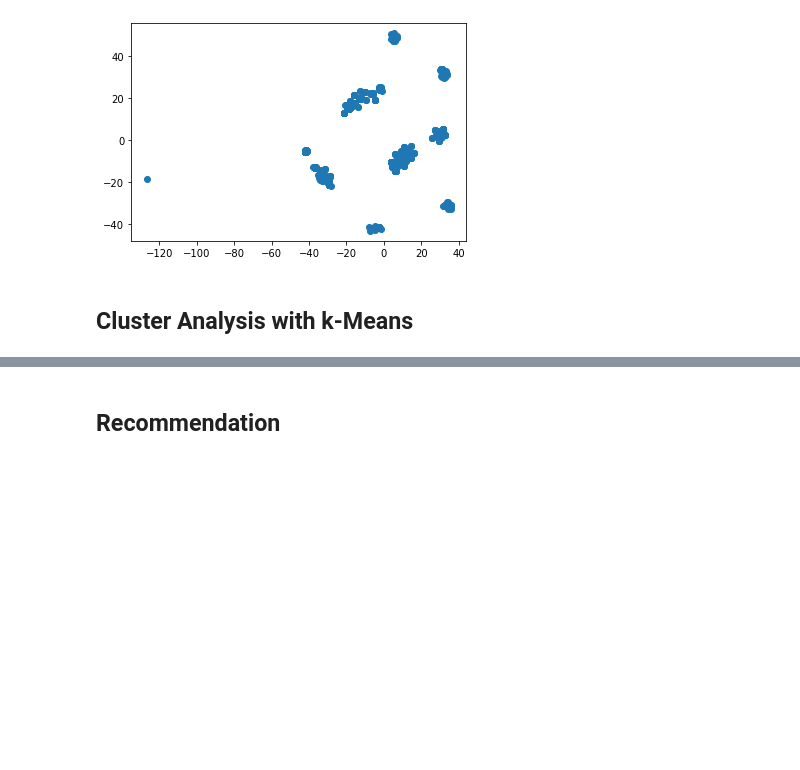
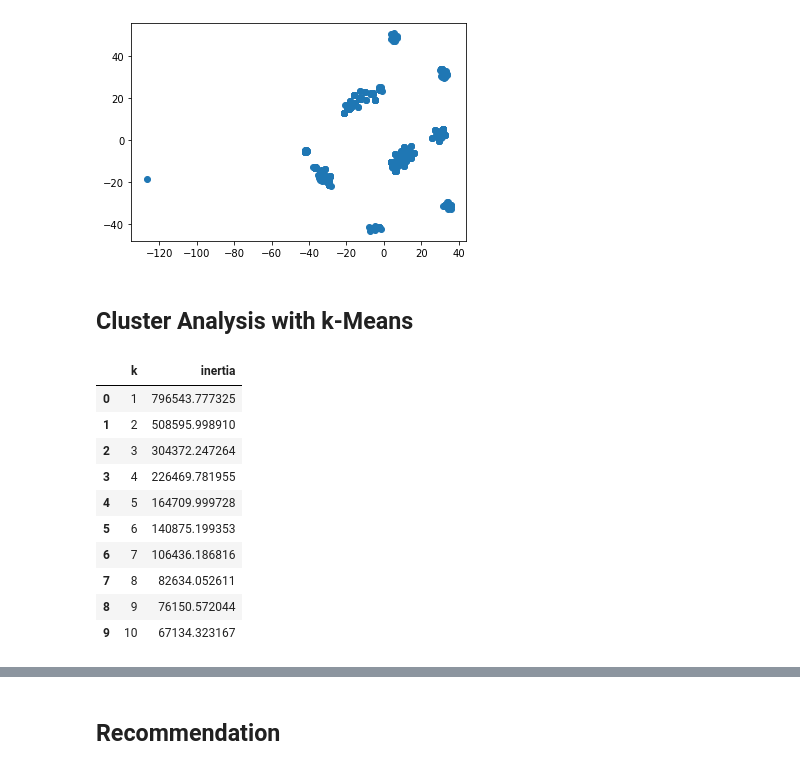
Before and after one commit to josephmarch/cryptocurrency_clusters_ml, a Jupyter notebook: cryptocurrency_clusters_ml.ipynb, the cells around one changed output, grey strips where cells are left out. Saved outputs shown, nothing was run; the diff lists cells and outputs as text; code cells hidden in the pictures; blank space fills up the shorter version.

```diff
--- a/cryptocurrency_clusters_ml.ipynb
+++ b/cryptocurrency_clusters_ml.ipynb
@@ -181,5 +181,26 @@ plt.show()
 # %% [markdown]
 ## Cluster Analysis with k-Means
 # %%
-# Create an elbow plot to identify the best number of clusters
+# Use a for-loop to determine the inertia for each k between 1 through 10
+inertia = []
+k = list(range(1,11))
+for i in k:
+    km = KMeans(n_clusters=i, random_state=0)
+    km.fit(df_tsne_pca_data)
+    inertia.append(km.inertia_)
+elbow_data = {'k': k, 'inertia': inertia}
+df_elbow = pd.DataFrame(elbow_data)
+df_elbow
+# %% [output]
+|  | k | inertia |
+| 0 | 1 | 796543.777325 |
+| 1 | 2 | 508595.998910 |
+| 2 | 3 | 304372.247264 |
+| 3 | 4 | 226469.781955 |
+| 4 | 5 | 164709.999728 |
+| 5 | 6 | 140875.199353 |
+| 6 | 7 | 106436.186816 |
+| 7 | 8 | 82634.052611 |
+| 8 | 9 | 76150.572044 |
+| 9 | 10 | 67134.323167 |
 # %%
```
Also changed, not shown: parts of 2 cells of this notebook.
